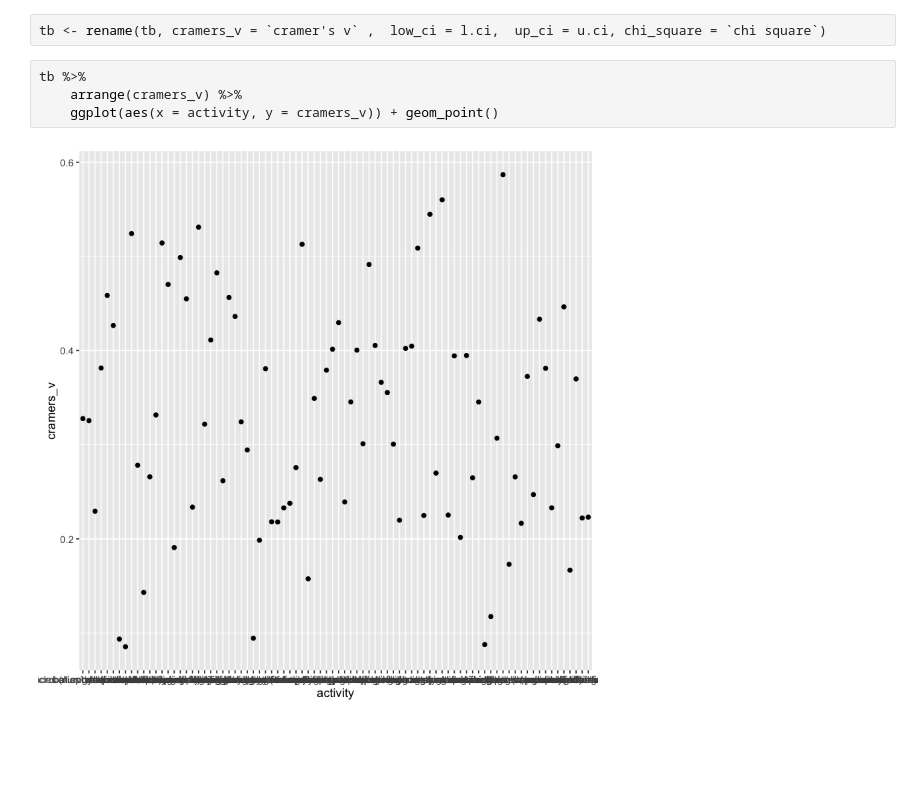
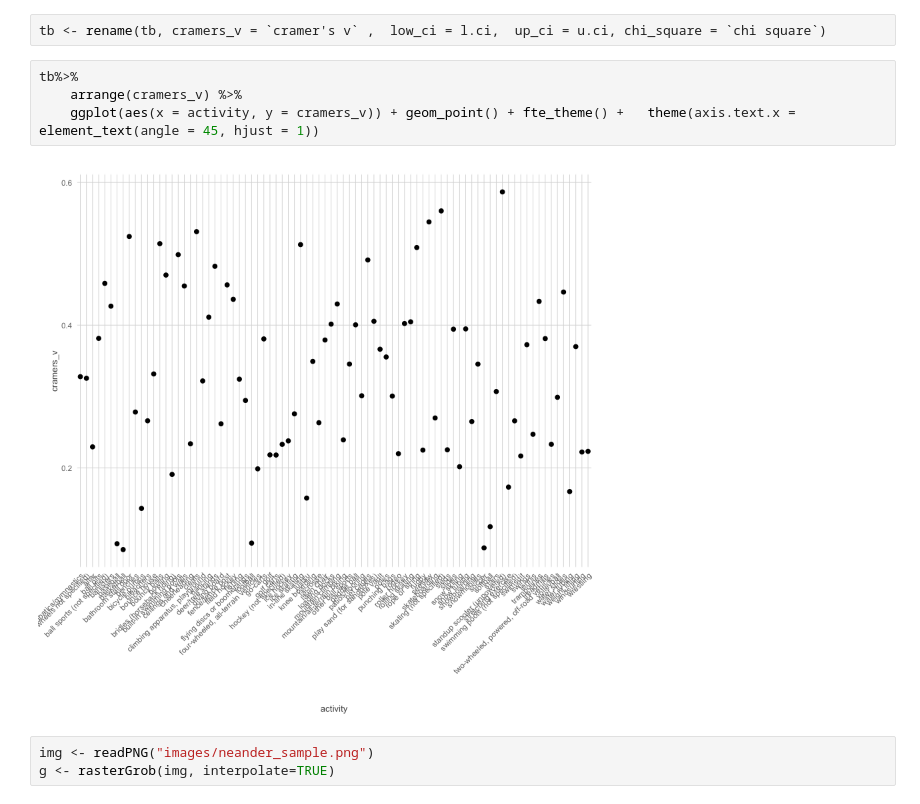
Before and after one commit to jcbain/neander_trauma, a Jupyter notebook: plots.ipynb, the cells around one changed output. Cells and saved outputs as stored; diff of their text form; blank space fills up the shorter version.

Commit message:
make graph

```diff
--- a/plots.ipynb
+++ b/plots.ipynb
@@ -6,8 +52,11 @@ tb <- as_tibble(df)
 # %%
 tb <- rename(tb, cramers_v = `cramer's v` ,  low_ci = l.ci,  up_ci = u.ci, chi_square = `chi square`)
 # %%
-tb %>%
+tb%>%
     arrange(cramers_v) %>%
-    ggplot(aes(x = activity, y = cramers_v)) + geom_point()
+    ggplot(aes(x = activity, y = cramers_v)) + geom_point() + fte_theme() +   theme(axis.text.x = element_text(angle = 45, hjust = 1))
 # %% [output]
-[figure, old version]
+[figure, new version]
+# %%
+img <- readPNG("images/neander_sample.png")
+g <- rasterGrob(img, interpolate=TRUE)
```
Also changed, not shown: parts of 3 cells of this notebook.
